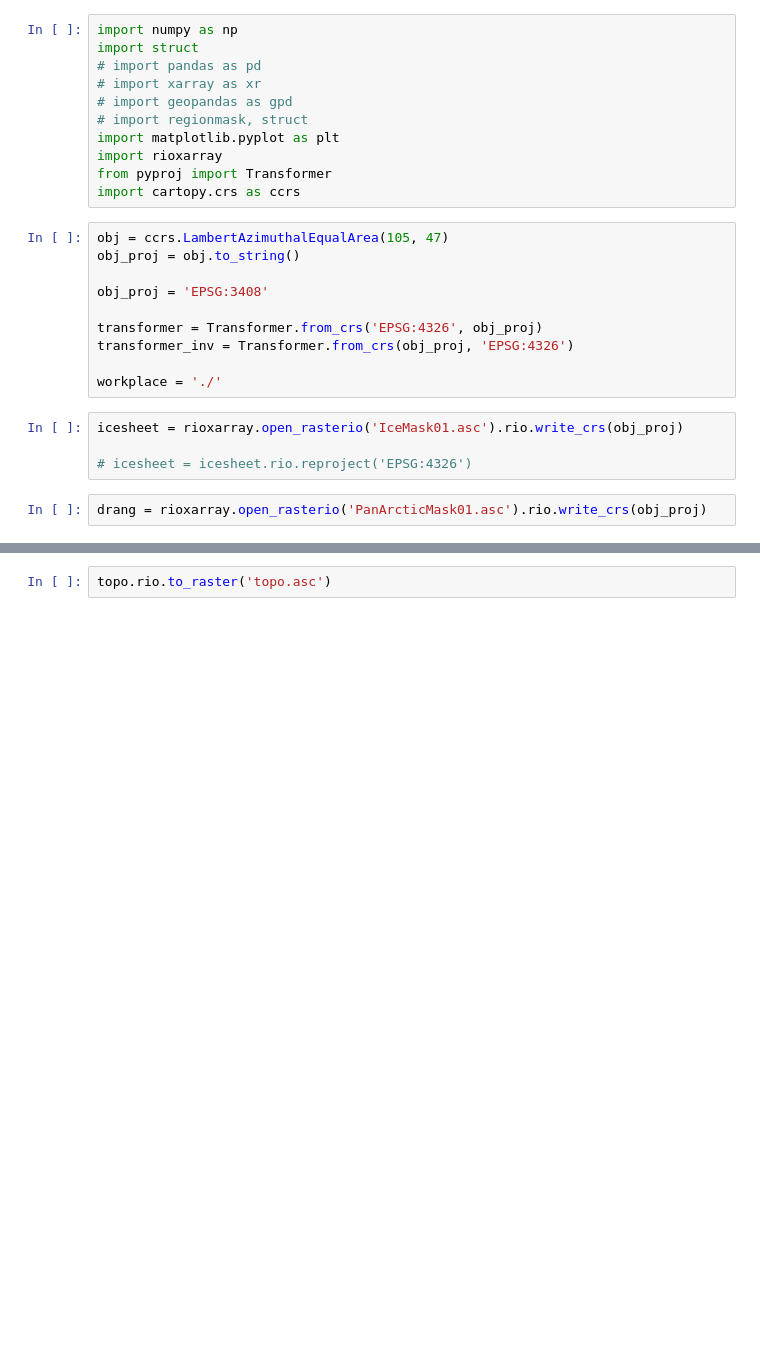
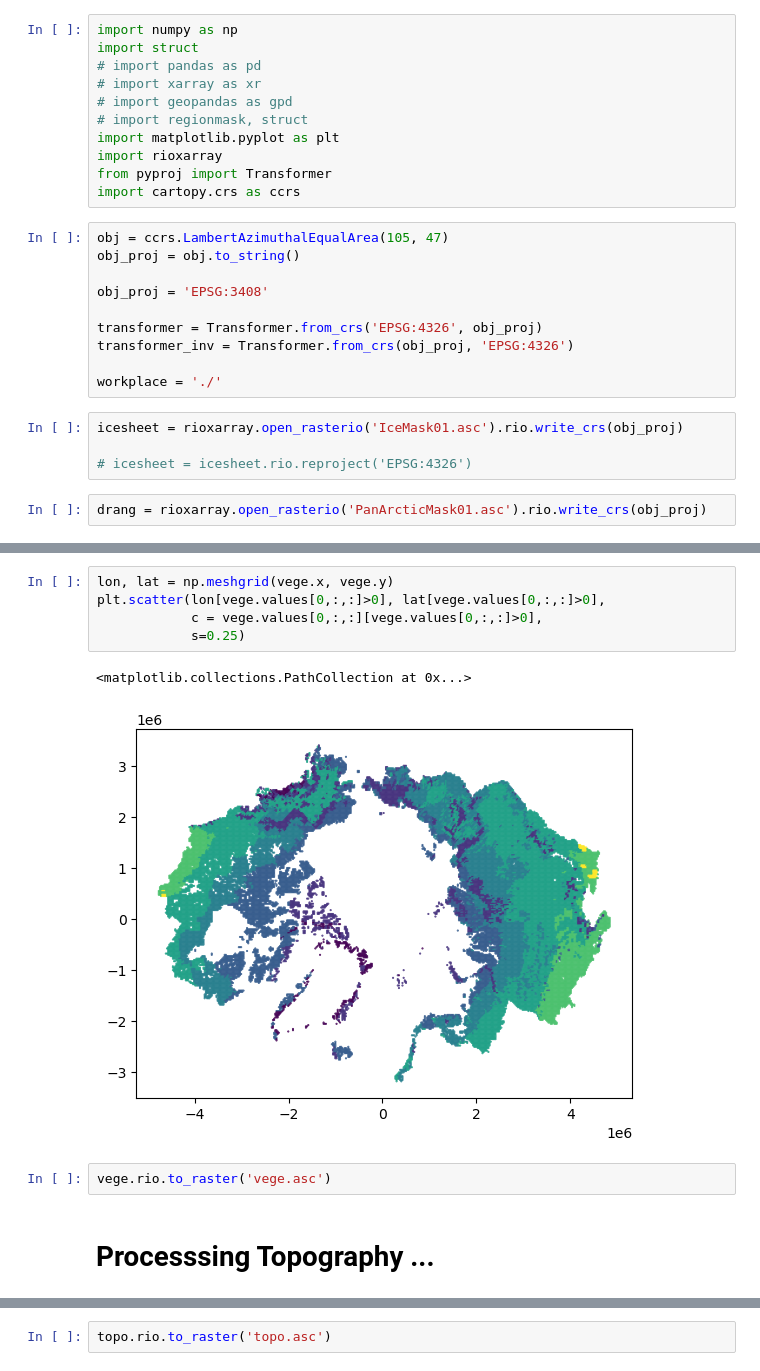
Before and after one commit to wk1984/Parallel-SnowModel-1.0, a Jupyter notebook: Arctic_Drainage/veg_topo/prepare_topo_vege.ipynb, the cells around one changed output, grey strips where cells are left out. Cells and saved outputs as stored; diff of their text form; blank space fills up the shorter version.

```diff
--- a/Arctic_Drainage/veg_topo/prepare_topo_vege.ipynb
+++ b/Arctic_Drainage/veg_topo/prepare_topo_vege.ipynb
@@ -28,3 +64,15 @@ drang = rioxarray.open_rasterio('PanArcticMask01.asc').rio.write_crs(obj_proj)
+# %%
+lon, lat = np.meshgrid(vege.x, vege.y)
+plt.scatter(lon[vege.values[0,:,:]>0], lat[vege.values[0,:,:]>0],
+            c = vege.values[0,:,:][vege.values[0,:,:]>0],
+            s=0.25)
+# %% [output]
+<matplotlib.collections.PathCollection at 0x...>
+[figure, added]
+# %%
+vege.rio.to_raster('vege.asc')
+# %% [markdown]
+#  Processsing Topography ...
 # %%
 topo = rioxarray.open_rasterio('g_mean.asc').rio.write_crs(obj_proj) #.rio.write_nodata(-9999, inplace=True)#.rio.reproject('EPSG:4326')
 
```
Also changed, not shown: parts of 5 cells of this notebook.
